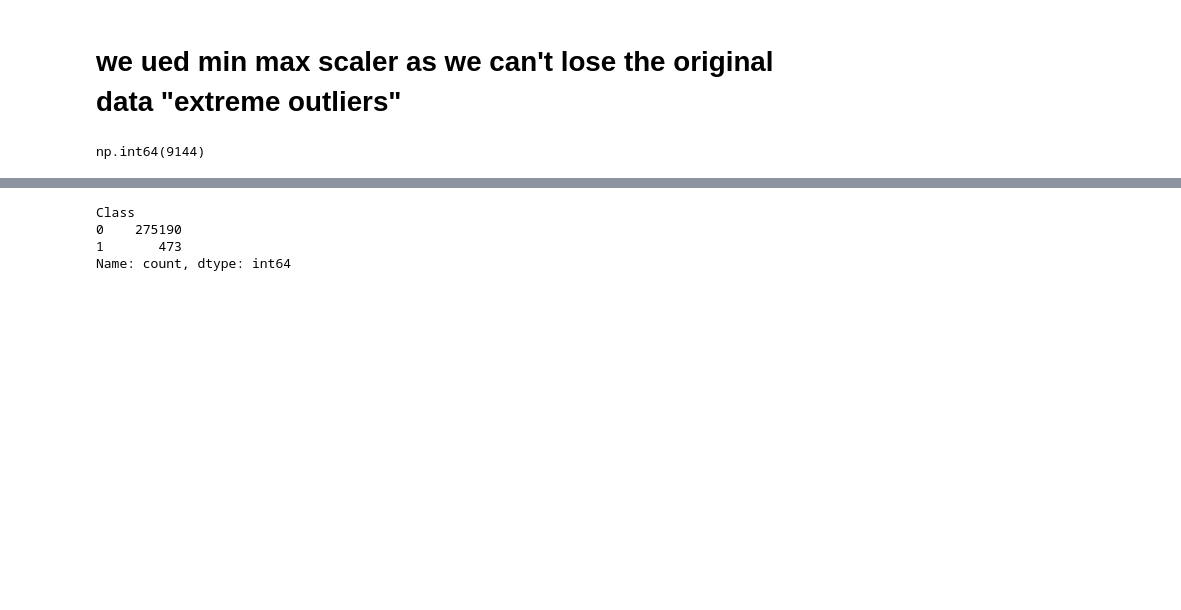
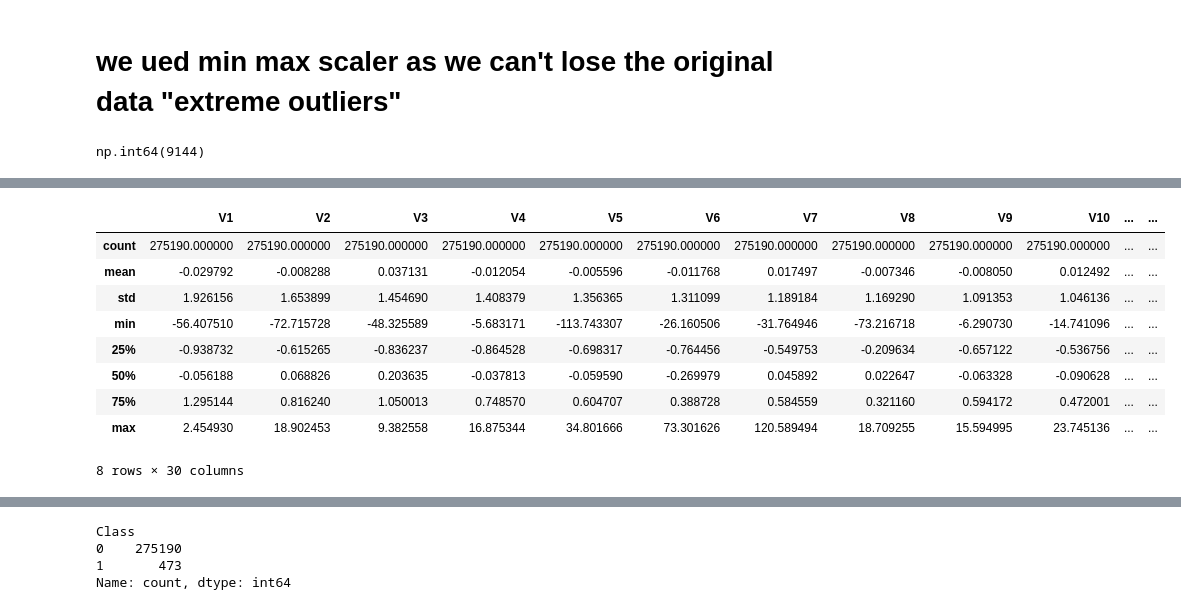
Before and after one commit to amr-salah92/Credit-Card-Fraud-Detection-Analysis-, a Jupyter notebook: Credit_card_fraud_detection.ipynb, the cells around one changed output, grey strips where cells are left out. Drawn from its saved outputs; the diff is of its cells as text; code cells hidden in the pictures; blank space fills up the shorter version.

```diff
--- a/Credit_card_fraud_detection.ipynb
+++ b/Credit_card_fraud_detection.ipynb
@@ -72,0 +102,16 @@ data.drop_duplicates(inplace=True)
+# %%
+valid = data[data['Class'] == 0]
+fraud = data[data['Class'] == 1]
+
+valid.describe().astype(float)
+# %% [output]
+|  | V1 | V2 | V3 | V4 | V5 | V6 | V7 | V8 | V9 | V10 | ... | ... |
+| count | 275190.000000 | 275190.000000 | 275190.000000 | 275190.000000 | 275190.000000 | 275190.000000 | 275190.000000 | 275190.000000 | 275190.000000 | 275190.000000 | ... | ... |
+| mean | -0.029792 | -0.008288 | 0.037131 | -0.012054 | -0.005596 | -0.011768 | 0.017497 | -0.007346 | -0.008050 | 0.012492 | ... | ... |
+| std | 1.926156 | 1.653899 | 1.454690 | 1.408379 | 1.356365 | 1.311099 | 1.189184 | 1.169290 | 1.091353 | 1.046136 | ... | ... |
+| min | -56.407510 | -72.715728 | -48.325589 | -5.683171 | -113.743307 | -26.160506 | -31.764946 | -73.216718 | -6.290730 | -14.741096 | ... | ... |
+| 25% | -0.938732 | -0.615265 | -0.836237 | -0.864528 | -0.698317 | -0.764456 | -0.549753 | -0.209634 | -0.657122 | -0.536756 | ... | ... |
+| 50% | -0.056188 | 0.068826 | 0.203635 | -0.037813 | -0.059590 | -0.269979 | 0.045892 | 0.022647 | -0.063328 | -0.090628 | ... | ... |
+| 75% | 1.295144 | 0.816240 | 1.050013 | 0.748570 | 0.604707 | 0.388728 | 0.584559 | 0.321160 | 0.594172 | 0.472001 | ... | ... |
+| max | 2.454930 | 18.902453 | 9.382558 | 16.875344 | 34.801666 | 73.301626 | 120.589494 | 18.709255 | 15.594995 | 23.745136 | ... | ... |
+8 rows × 30 columns
```
Also changed, not shown: parts of 9 cells of this notebook.
